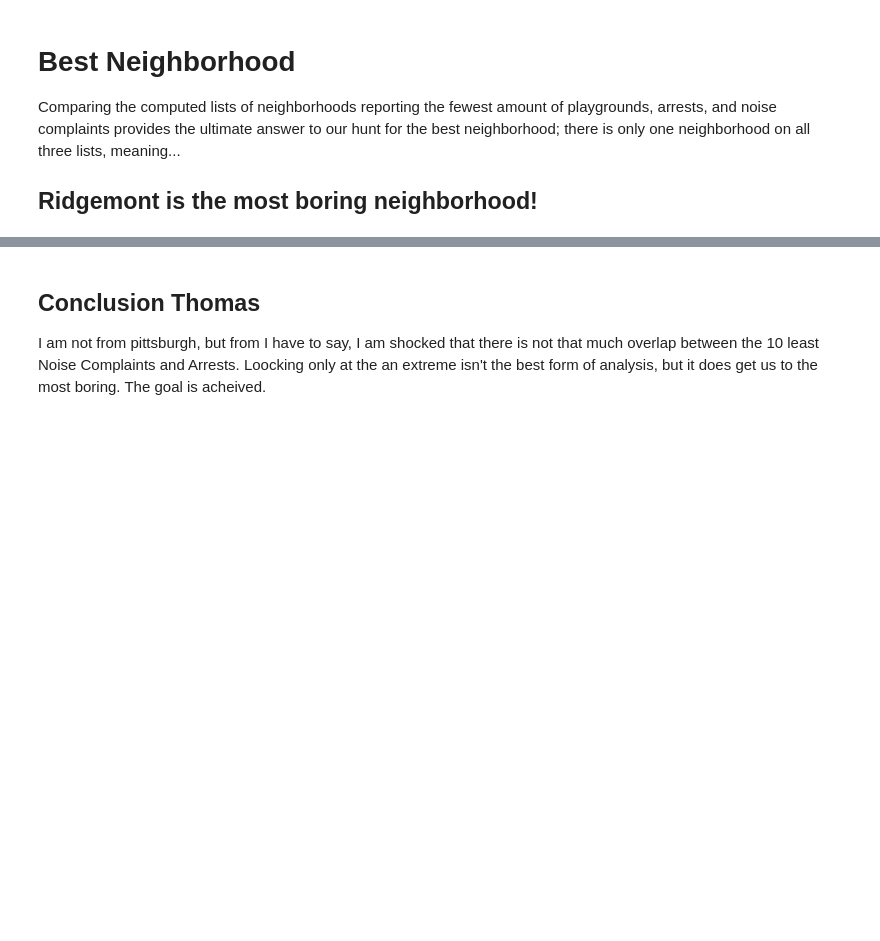
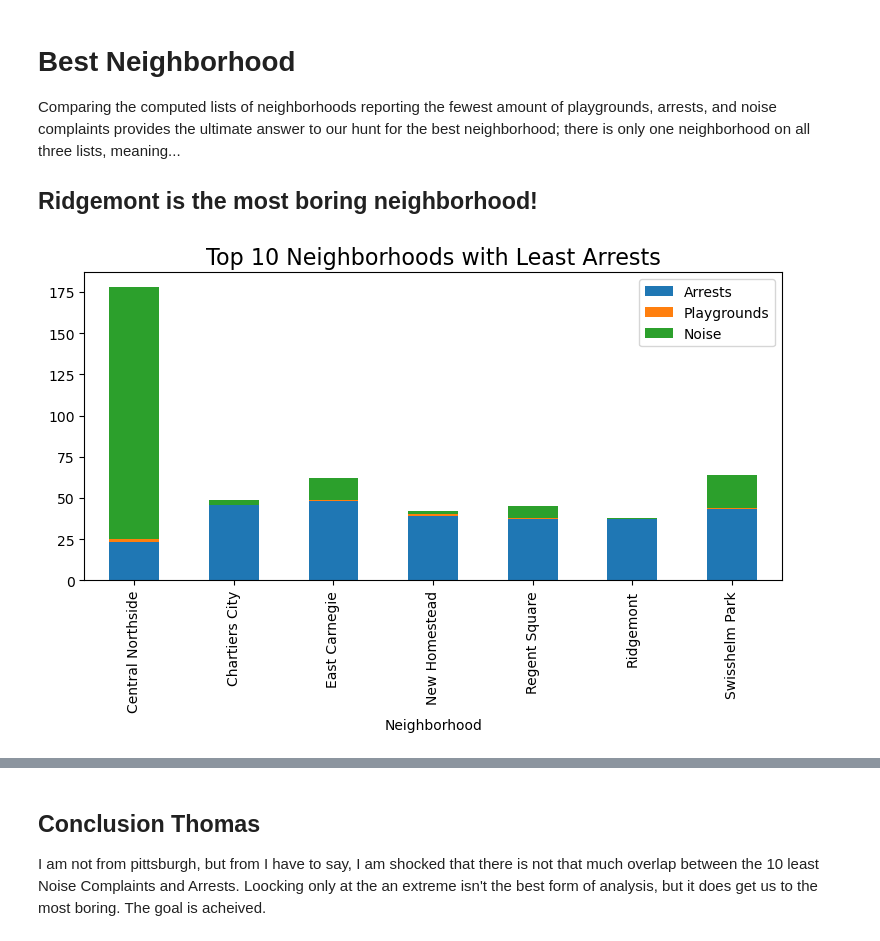
Before and after one commit to Curry-Thomas/Final-Project-the-31st, a Jupyter notebook: final project group 31.ipynb, the cells around one changed output, grey strips where cells are left out. Cells and saved outputs as stored; diff of their text form; code cells hidden in the pictures; blank space fills up the shorter version.

Commit message:
added Graphs to Conclusion

```diff
--- a/final project group 31.ipynb
+++ b/final project group 31.ipynb
@@ -272,3 +265,30 @@ Top 10 Neiborhoods with least arrests
 # Best Neighborhood
 Comparing the computed lists of neighborhoods reporting the fewest amount of playgrounds, arrests, and noise complaints provides the ultimate answer to our hunt for the best neighborhood; there is only one neighborhood on all three lists, meaning...
 ## Ridgemont is the most boring neighborhood!
+# %%
+# Setting Noise2 up for merging
+temp_Noise = {}
+temp_Niegh = []
+for n in noise2.index:
+    temp_Niegh.append(n)
+temp_Noise["neighborhood"] = temp_Niegh
+temp_Count = []
+for n in noise2:
+    temp_Count.append(n)
+temp_Noise["Count_N"] = temp_Count
+temp_df = pd.DataFrame(data=temp_Noise)
+# %%
+# Merging all data Set together
+comp = neighborhood_df.drop("Range", axis=1)
+comp = comp.merge(counts,  how='left', left_on='Neighborhood', right_on='neighborhood')
+comp = comp.merge(temp_df,  how='right', left_on='Neighborhood', right_on='neighborhood')
+comp = comp.drop("neighborhood", axis=1)
+comp = comp.rename(columns={'Count': 'Arrests', 'count': 'Playgrounds',"Count_N": "Noise" })
+comp.fillna({"Playgrounds":0}, inplace=True)
+# %%
+comp10A = comp[comp["Arrests"] <= 50]
+comp10A.plot(x='Neighborhood', kind='bar', figsize=(9,4), stacked= True)
+plt.title('Top 10 Neighborhoods with Least Arrests', fontsize=16)
+plt.show()
+# %% [output]
+[figure, added]
```
Also changed, not shown: parts of 3 cells of this notebook.
